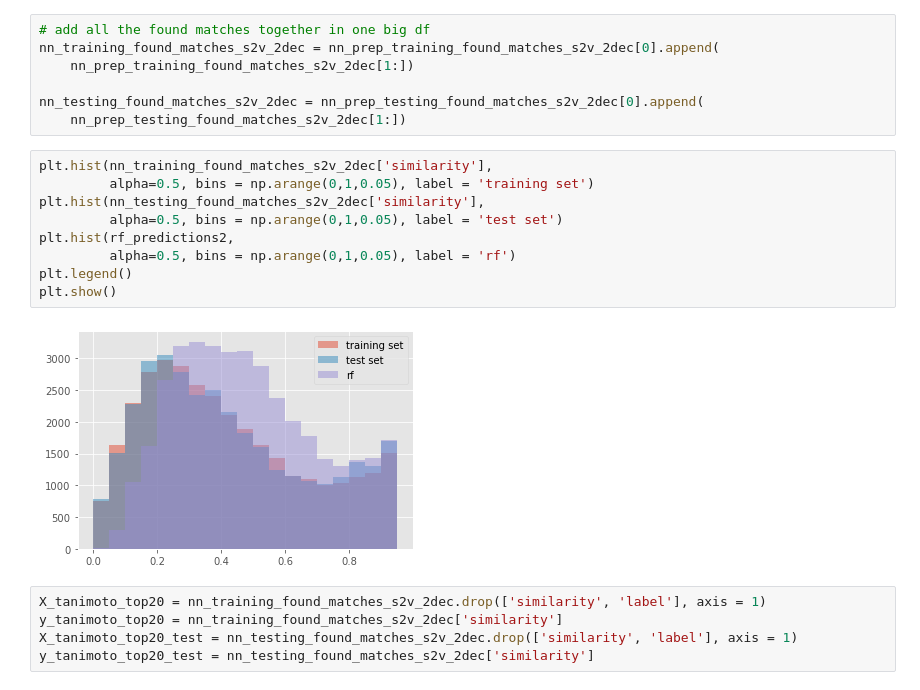
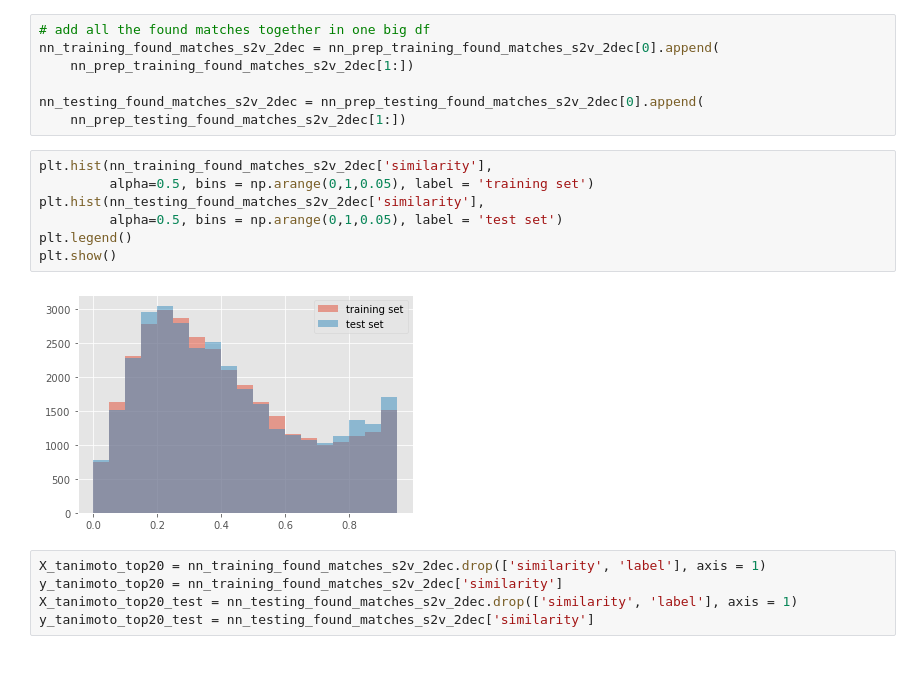
Before and after one commit to louwenjjr/improve_library_matching, a Jupyter notebook: 3b-model-trimming.ipynb, the cells around one changed output. Cells and saved outputs as stored; diff of their text form.

```diff
--- a/3b-model-trimming.ipynb
+++ b/3b-model-trimming.ipynb
@@ -393,14 +393,12 @@ nn_testing_found_matches_s2v_2dec = nn_prep_testing_found_matches_s2v_2dec[0].ap
 # %%
 plt.hist(nn_training_found_matches_s2v_2dec['similarity'],
          alpha=0.5, bins = np.arange(0,1,0.05), label = 'training set')
 plt.hist(nn_testing_found_matches_s2v_2dec['similarity'],
          alpha=0.5, bins = np.arange(0,1,0.05), label = 'test set')
-plt.hist(rf_predictions2,
-         alpha=0.5, bins = np.arange(0,1,0.05), label = 'rf')
 plt.legend()
 plt.show()
 # %% [output]
-[figure, old version]
+[figure, new version]
 # %%
 X_tanimoto_top20 = nn_training_found_matches_s2v_2dec.drop(['similarity', 'label'], axis = 1)
 y_tanimoto_top20 = nn_training_found_matches_s2v_2dec['similarity']
```
Also changed, not shown: parts of 1 cell of this notebook.
